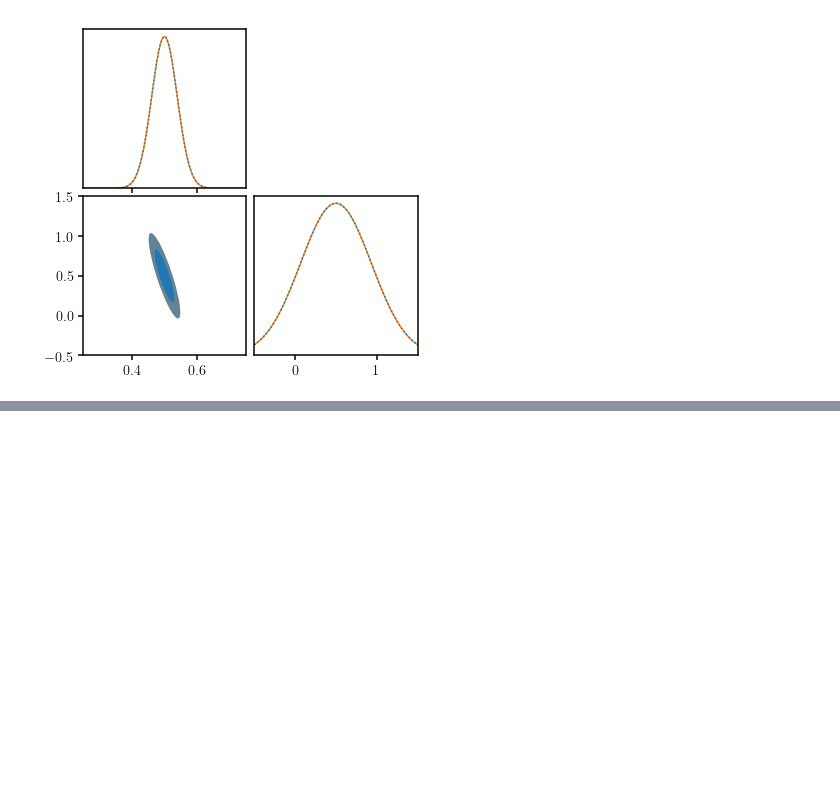
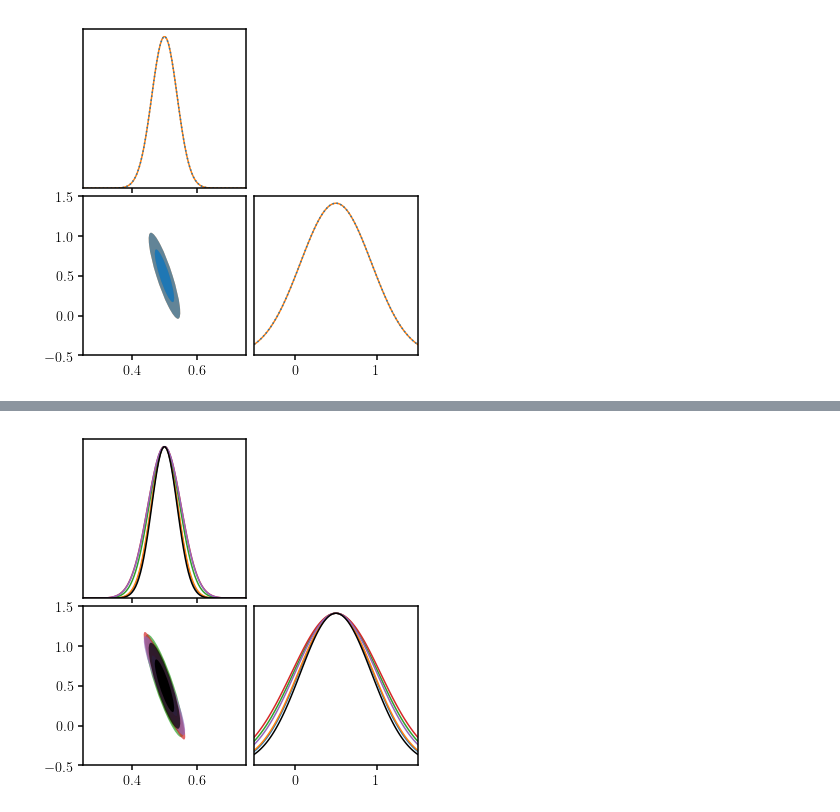
Before and after one commit to changhoonhahn/eMaNu, a Jupyter notebook: notebook/compress/toy_KL_fisher.ipynb, the cells around one changed output, grey strips where cells are left out. Saved outputs shown, nothing was run; the diff lists cells and outputs as text; code cells hidden in the pictures; blank space fills up the shorter version.

```diff
--- a/notebook/compress/toy_KL_fisher.ipynb
+++ b/notebook/compress/toy_KL_fisher.ipynb
@@ -160 +217,5 @@ fig = Forecast.plotFisher([cFinv, Finv], theta_true, ranges=prior_range, colors=
+# %%
+fig = Forecast.plotFisher(Finvs, theta_true, colors=['C0', 'C1', 'C2', 'C3', 'C4', 'k'], ranges=prior_range)
+# %% [output]
+[figure, added]
 # %%
```
Also changed, not shown: parts of 19 cells of this notebook, 7 other files.
